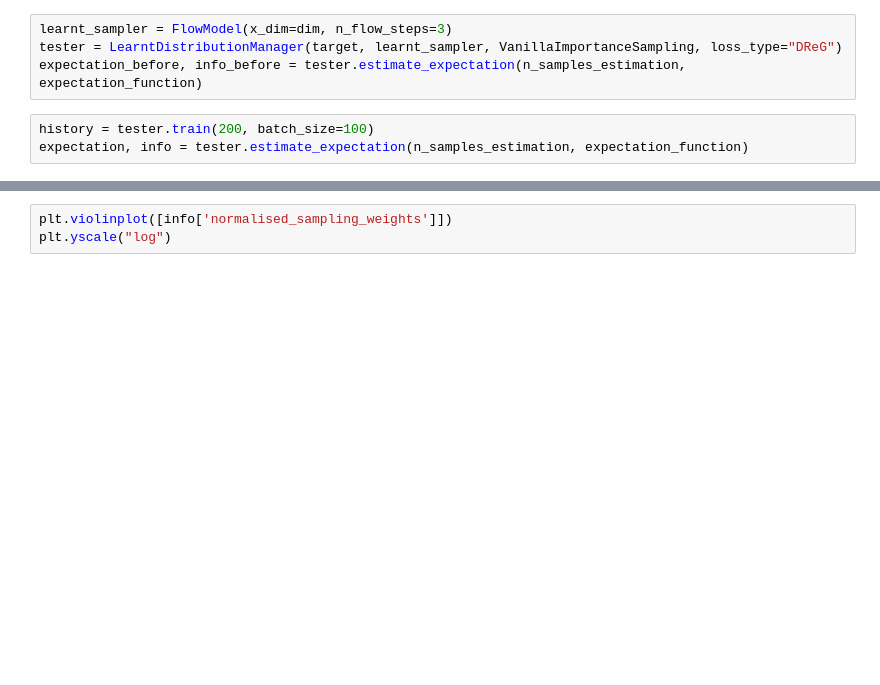
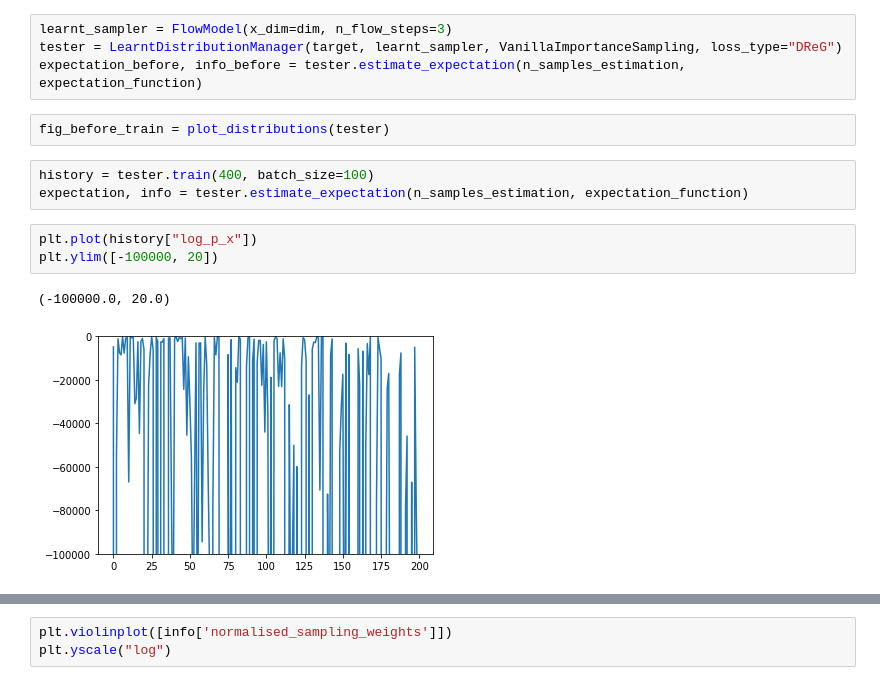
Before and after one commit to lollcat/FAB-2021, a Jupyter notebook: Notebooks/BNN_and_flow.ipynb, the cells around one changed output, grey strips where cells are left out. Saved outputs shown, nothing was run; the diff lists cells and outputs as text; blank space fills up the shorter version.

```diff
--- a/Notebooks/BNN_and_flow.ipynb
+++ b/Notebooks/BNN_and_flow.ipynb
@@ -36,7 +54,15 @@ Let's instantiate a flow based model, and train using DReG
 learnt_sampler = FlowModel(x_dim=dim, n_flow_steps=3)
 tester = LearntDistributionManager(target, learnt_sampler, VanillaImportanceSampling, loss_type="DReG")
 expectation_before, info_before = tester.estimate_expectation(n_samples_estimation, expectation_function)
+# %%
+fig_before_train = plot_distributions(tester)
 # %%
-history = tester.train(200, batch_size=100)
+history = tester.train(400, batch_size=100)
 expectation, info = tester.estimate_expectation(n_samples_estimation, expectation_function)
+# %%
+plt.plot(history["log_p_x"])
+plt.ylim([-100000, 20])
+# %% [output]
+(-100000.0, 20.0)
+[figure, added]
 # %%
```
Also changed, not shown: parts of 22 cells of this notebook, 11 other files.
